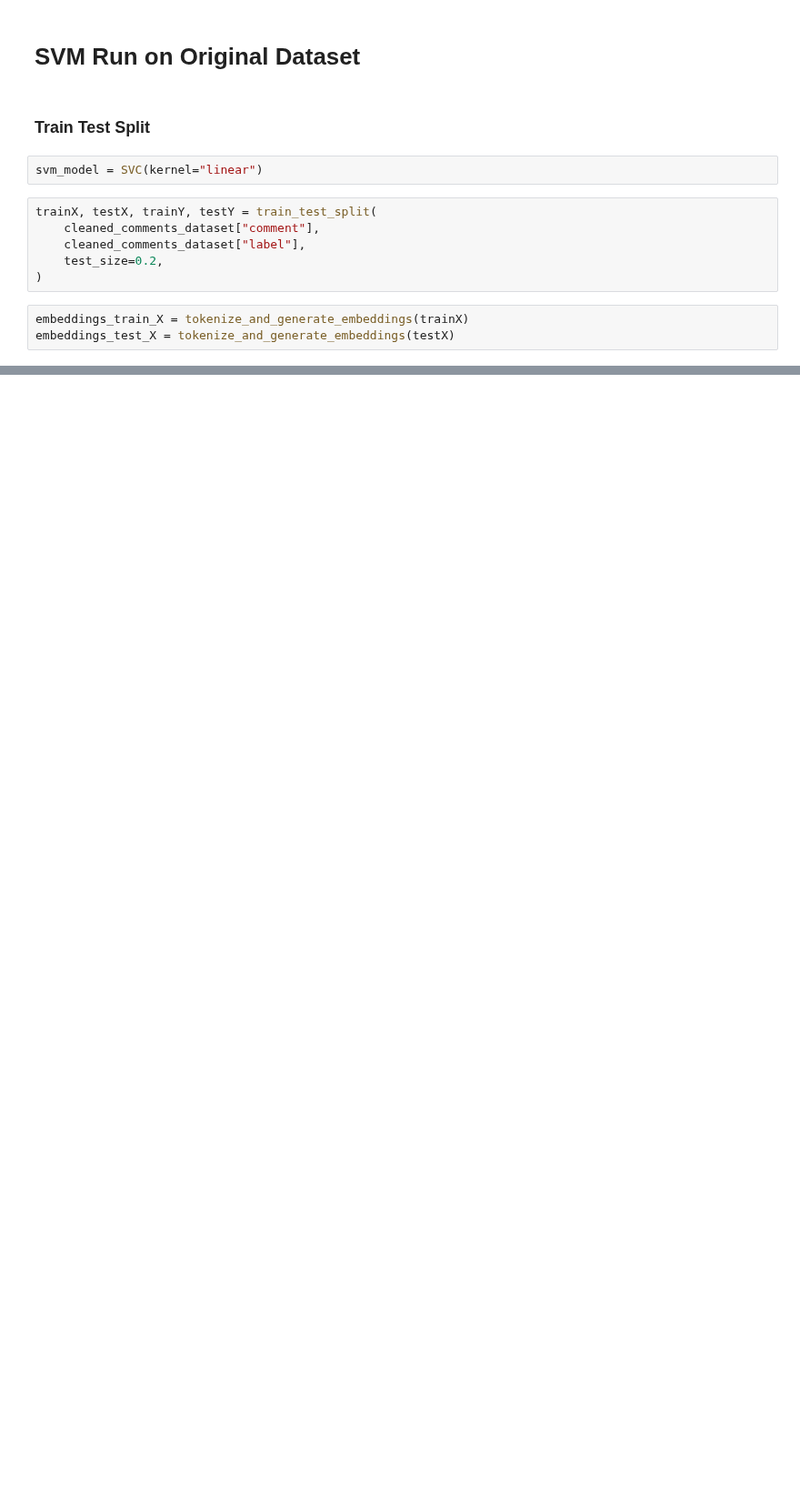
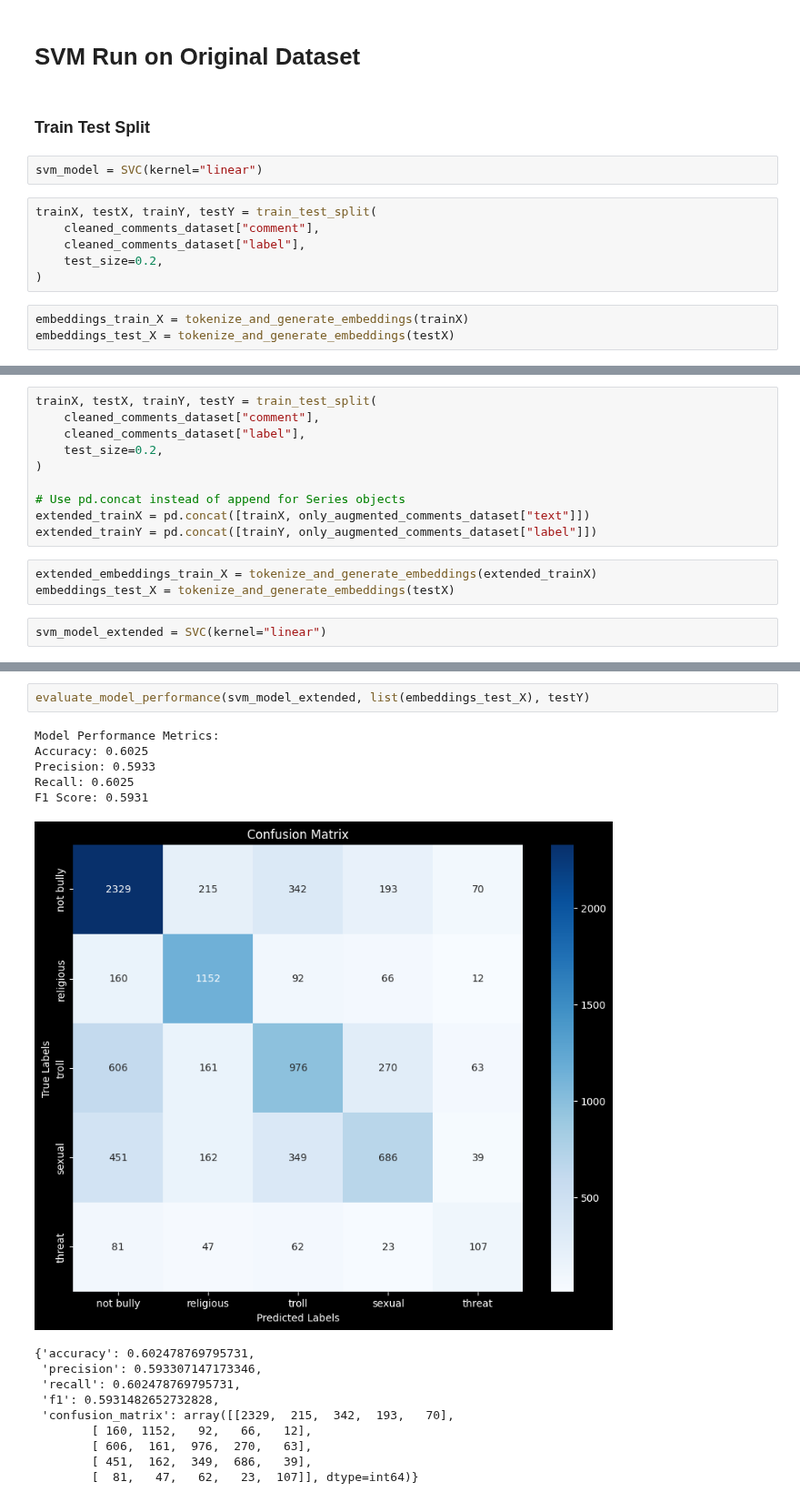
Before and after one commit to NotAlpha45/bangla-cyberbullying, a Jupyter notebook: code/svm_model_run.ipynb, the cells around one changed output, grey strips where cells are left out. Shown at 91% size. Cells and saved outputs as stored; diff of their text form; blank space fills up the shorter version.

```diff
--- a/code/svm_model_run.ipynb
+++ b/code/svm_model_run.ipynb
@@ -262,0 +295,15 @@ svm_model.fit(list(embeddings_train_X), trainY)
+# %%
+trainX, testX, trainY, testY = train_test_split(
+    cleaned_comments_dataset["comment"],
+    cleaned_comments_dataset["label"],
+    test_size=0.2,
+)
+
+# Use pd.concat instead of append for Series objects
+extended_trainX = pd.concat([trainX, only_augmented_comments_dataset["text"]])
+extended_trainY = pd.concat([trainY, only_augmented_comments_dataset["label"]])
+# %%
+extended_embeddings_train_X = tokenize_and_generate_embeddings(extended_trainX)
+embeddings_test_X = tokenize_and_generate_embeddings(testX)
+# %%
+svm_model_extended = SVC(kernel="linear")
@@ -262,0 +314,18 @@ svm_model.fit(list(embeddings_train_X), trainY)
+# %%
+evaluate_model_performance(svm_model_extended, list(embeddings_test_X), testY)
+# %% [output]
+Model Performance Metrics:
+Accuracy: 0.6025
+Precision: 0.5933
+Recall: 0.6025
+F1 Score: 0.5931
+[figure, added]
+{'accuracy': 0.602478769795731,
+ 'precision': 0.593307147173346,
+ 'recall': 0.602478769795731,
+ 'f1': 0.5931482652732828,
+ 'confusion_matrix': array([[2329,  215,  342,  193,   70],
+        [ 160, 1152,   92,   66,   12],
+        [ 606,  161,  976,  270,   63],
+        [ 451,  162,  349,  686,   39],
+        [  81,   47,   62,   23,  107]], dtype=int64)}
```
Also changed, not shown: parts of 5 cells of this notebook.
